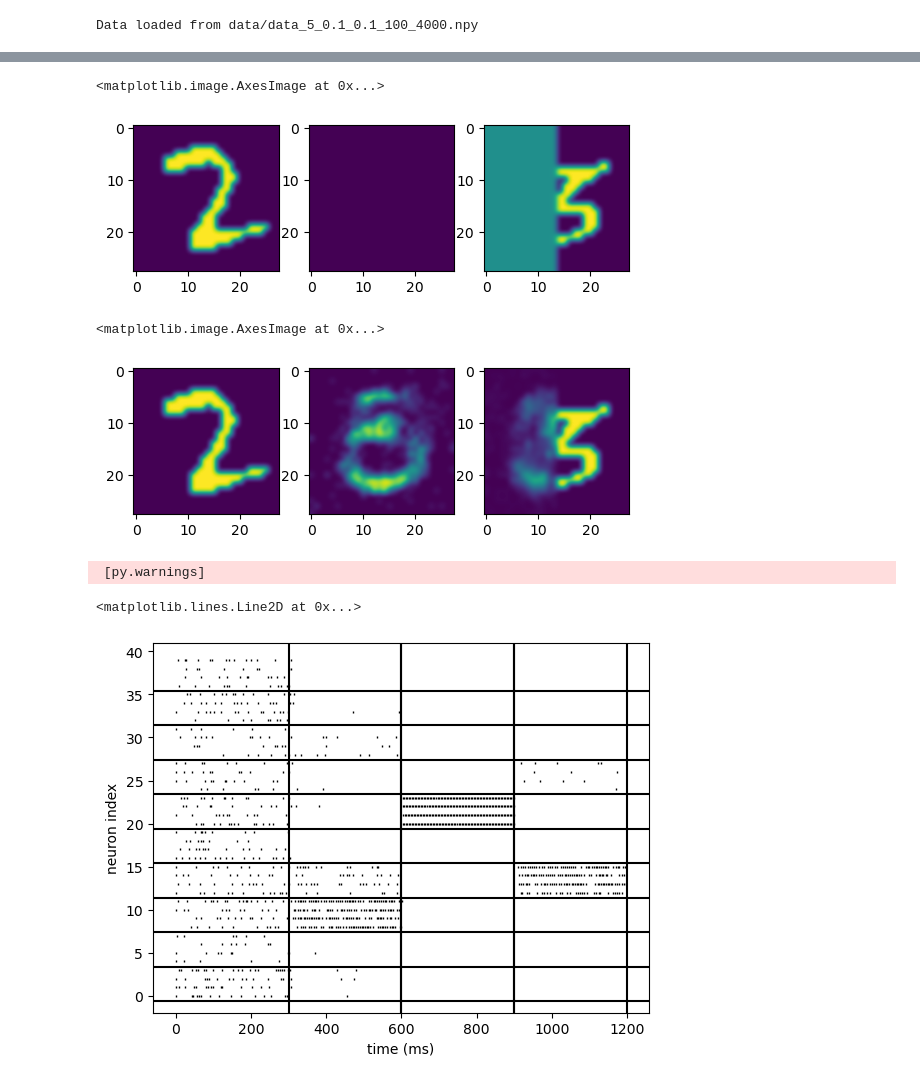
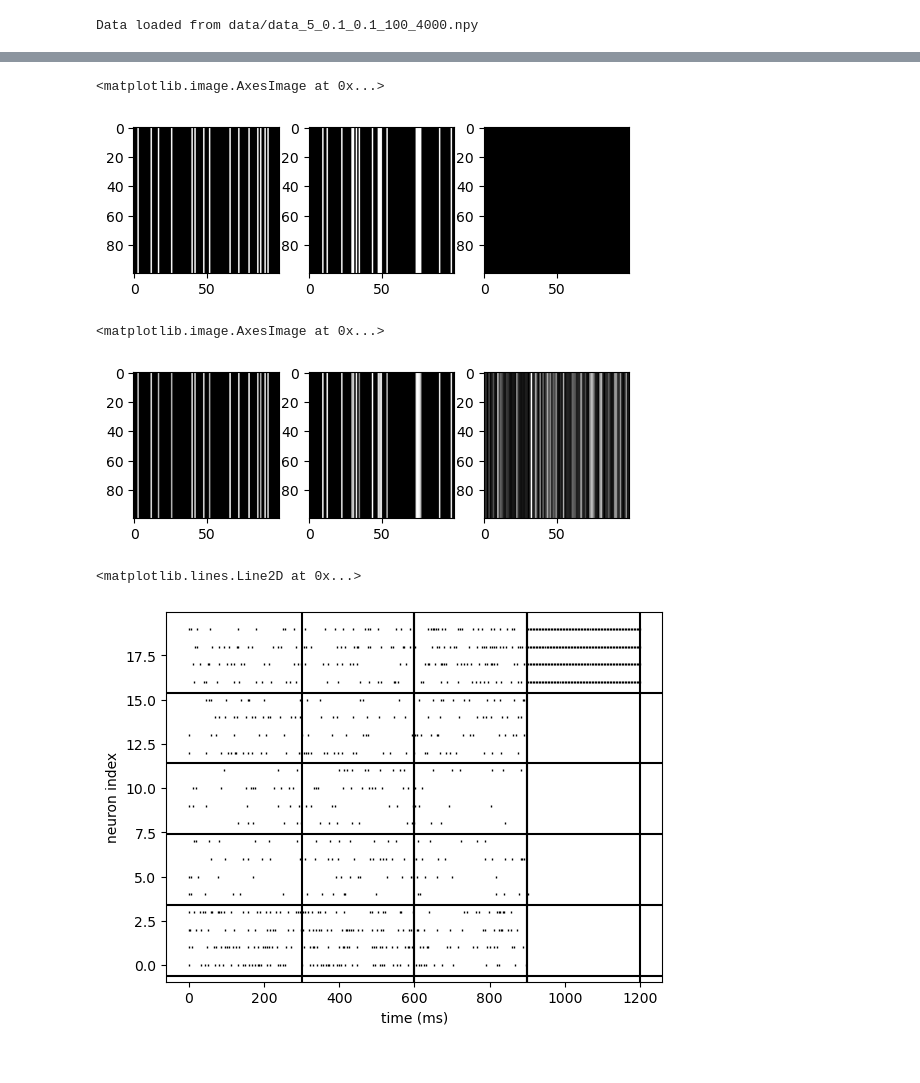
Before and after one commit to danvdm/spikingdentategyrus, a Jupyter notebook: scripts/reconstruct.ipynb, the cells around one changed output, grey strips where cells are left out. Saved outputs shown, nothing was run; the diff lists cells and outputs as text; code cells hidden in the pictures.

```diff
--- a/scripts/reconstruct.ipynb
+++ b/scripts/reconstruct.ipynb
@@ -64,3 +64,18 @@ Ids = np.column_stack([
+# %%
+Ids = np.column_stack([
+    create_single_Id(3, sequence_data, N_v = N_v, N_c = N_c, n_c_unit = n_c_unit,
+                    beta_parameter = beta_parameter,
+                    mult_class = 0.0, mult_data = 1.0) * 0,
+    create_single_Id(2, sequence_data, N_v = N_v, N_c = N_c, n_c_unit = n_c_unit,
+                    beta_parameter = beta_parameter,
+                    mult_class = 0.0, mult_data = 1.0),
+    create_single_Id(4, sequence_data, N_v = N_v, N_c = N_c, n_c_unit = n_c_unit,
+                    beta_parameter = beta_parameter,
+                    mult_class = 0.0, mult_data = 1.0),
+    create_single_Id(4, sequence_data, N_v = N_v, N_c = N_c, n_c_unit = n_c_unit,
+                    beta_parameter = beta_parameter,
+                    mult_class = 1.0, mult_data = 0.0)
+    ]).T
 # %%
 out = main(W, b_v, b_c, b_h, Id = Ids, monitors = True)
 Mh, Mv, Mc= out['Mh'], out['Mv'], out['Mc']
@@ -87,28 +85,29 @@ INFO       No numerical integration method specified for group 'neurongroup', us
 # %%
-plot_id1=np.array(Ids[1][0:784]).reshape(28,28)
-plot_id2=np.array(Ids[2][0:784]).reshape(28,28)
-plot_id3=np.array(Ids[3][0:784]).reshape(28,28)
+plot_id1=np.array(np.repeat(Ids[1][0:100], 100)).reshape(100,100)
+plot_id2=np.array(np.repeat(Ids[2][0:100], 100)).reshape(100,100)
+plot_id3=np.array(np.repeat(Ids[3][0:100], 100)).reshape(100,100)
 
 fig, (axs1, axs2, axs3) = plt.subplots(1, 3)
-axs1.imshow(plot_id1, interpolation = 'bicubic')
-axs2.imshow(plot_id2, interpolation = 'bicubic')
-axs3.imshow(plot_id3, interpolation = 'bicubic')
+axs1.imshow(plot_id1.T, cmap='gray')
+axs2.imshow(plot_id2.T, cmap='gray')
+axs3.imshow(plot_id3.T, cmap='gray')
 # %% [output]
 <matplotlib.image.AxesImage at 0x...>
-[figure, old version]
+[figure, new version]
 # %%
-input = np.array(spike_histogram(Mv,T1_s+10*t_ref,T1_e)).T[1].reshape(28,28)
-dream = np.array(spike_histogram(Mv,T2_s+60*t_ref,T2_e)).T[1].reshape(28,28)
-completion = np.array(spike_histogram(Mv,T3_s+15*t_ref,T3_e)).T[1].reshape(28,28)
+input = np.repeat(np.array(spike_histogram(Mv,T1_s+10*t_ref,T1_e)).T[1], 100).reshape(100,100)
+dream = np.repeat(np.array(spike_histogram(Mv,T2_s+60*t_ref,T2_e)).T[1], 100).reshape(100,100)
+completion = np.repeat(np.array(spike_histogram(Mv,T3_s+15*t_ref,T3_e)).T[1], 100).reshape(100,100)
+
 
 
 fig, (axs1, axs2, axs3) = plt.subplots(1, 3)
-axs1.imshow(input, interpolation = 'bicubic')
-axs2.imshow(dream, interpolation = 'bicubic')
-axs3.imshow(completion, interpolation = 'bicubic')
+axs1.imshow(input.T, cmap='gray')
+axs2.imshow(dream.T, cmap='gray')
+axs3.imshow(completion.T, cmap='gray')
 # %% [output]
 <matplotlib.image.AxesImage at 0x...>
-[figure, old version]
+[figure, new version]
 # %%
 
 plot_raster(Mc.i, Mc.t, markersize=2,marker='|', color='k', mew=1)
@@ -121,9 +120,8 @@ axvline(T2_e/second*1000, color='k')
 axvline(T3_s/second*1000, color='k')
 axvline(T3_e/second*1000, color='k')
 # %% [output]
- [py.warnings]
+<matplotlib.lines.Line2D at 0x...>
-<matplotlib.lines.Line2D at 0x...>
-[figure, old version]
+[figure, new version]
 # %%
 plot_raster(Mv.i, Mv.t, markersize=2,marker='|', color='k', mew=1)
 axvline(T1_s/second*1000, color='k')
```
Also changed, not shown: parts of 5 cells of this notebook, 3 other files.
